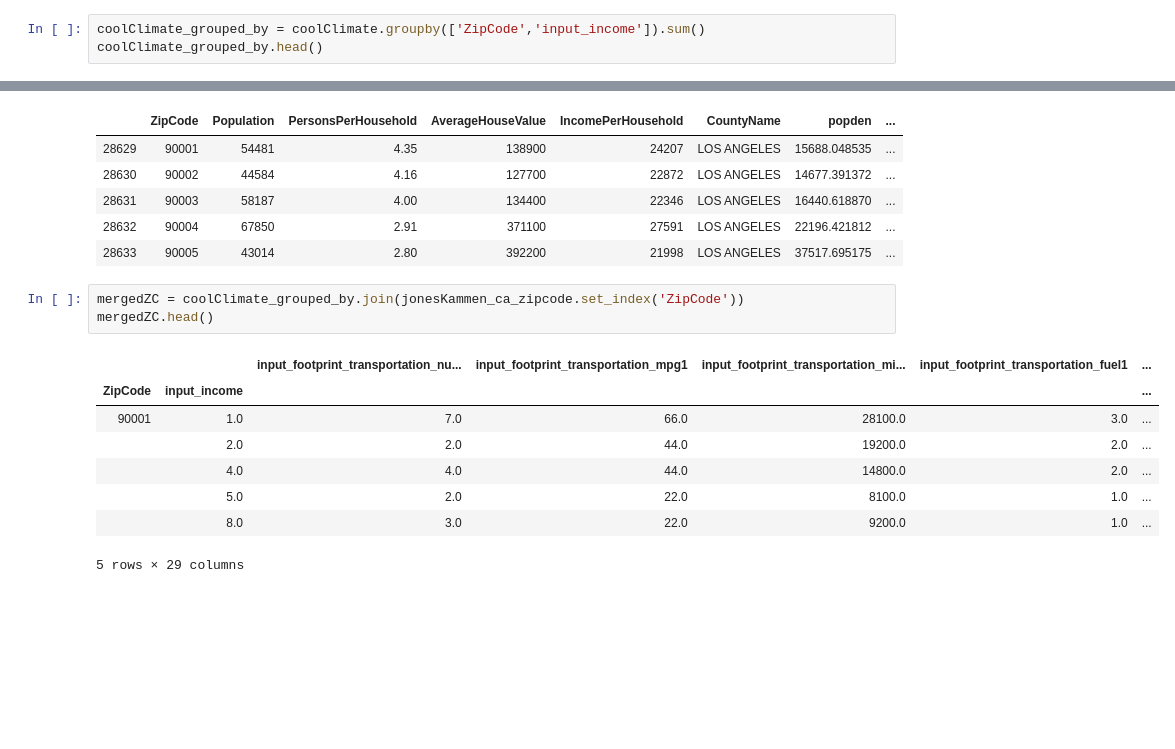
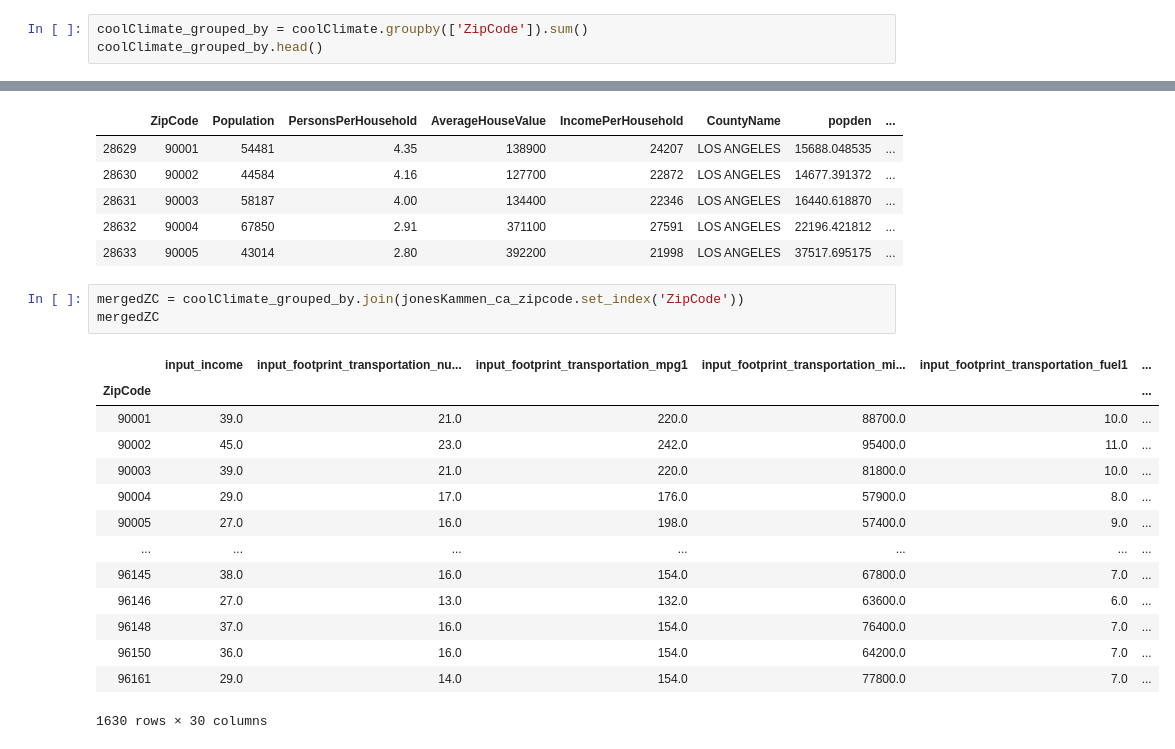
Before and after one commit to vincent-lao/carbon-footprint, a Jupyter notebook: code/eda/JonesKammen_with_CoolClimate.ipynb, the cells around one changed output, grey strips where cells are left out. Saved outputs shown, nothing was run; the diff lists cells and outputs as text; blank space fills up the shorter version.

```diff
--- a/code/eda/JonesKammen_with_CoolClimate.ipynb
+++ b/code/eda/JonesKammen_with_CoolClimate.ipynb
@@ -188,6 +188,6 @@ coolClimate.head()
 | 3 | 1.0 | 1.0 | 22.0 | 7300.0 | 1.0 | ... |
 | 4 | 1.0 | 1.0 | 22.0 | 6000.0 | 1.0 | ... |
 # %%
-coolClimate_grouped_by = coolClimate.groupby(['ZipCode','input_income']).sum()
+coolClimate_grouped_by = coolClimate.groupby(['ZipCode']).sum()
 coolClimate_grouped_by.head()
 # %% [output]
@@ -214,13 +214,19 @@ jonesKammen_ca_zipcode.head()
 | 28633 | 90005 | 43014 | 2.80 | 392200 | 21998 | LOS ANGELES | 37517.695175 | ... |
 # %%
 mergedZC = coolClimate_grouped_by.join(jonesKammen_ca_zipcode.set_index('ZipCode'))
-mergedZC.head()
+mergedZC
 # %% [output]
-|  |  | input_footprint_transportation_nu... | input_footprint_transportation_mpg1 | input_footprint_transportation_mi... | input_footprint_transportation_fuel1 | ... |
-| ZipCode | input_income |  |  |  |  | ... |
-| 90001 | 1.0 | 7.0 | 66.0 | 28100.0 | 3.0 | ... |
-|  | 2.0 | 2.0 | 44.0 | 19200.0 | 2.0 | ... |
-|  | 4.0 | 4.0 | 44.0 | 14800.0 | 2.0 | ... |
-|  | 5.0 | 2.0 | 22.0 | 8100.0 | 1.0 | ... |
-|  | 8.0 | 3.0 | 22.0 | 9200.0 | 1.0 | ... |
+|  | input_income | input_footprint_transportation_nu... | input_footprint_transportation_mpg1 | input_footprint_transportation_mi... | input_footprint_transportation_fuel1 | ... |
+| ZipCode |  |  |  |  |  | ... |
+| 90001 | 39.0 | 21.0 | 220.0 | 88700.0 | 10.0 | ... |
+| 90002 | 45.0 | 23.0 | 242.0 | 95400.0 | 11.0 | ... |
+| 90003 | 39.0 | 21.0 | 220.0 | 81800.0 | 10.0 | ... |
+| 90004 | 29.0 | 17.0 | 176.0 | 57900.0 | 8.0 | ... |
+| 90005 | 27.0 | 16.0 | 198.0 | 57400.0 | 9.0 | ... |
+| ... | ... | ... | ... | ... | ... | ... |
+| 96145 | 38.0 | 16.0 | 154.0 | 67800.0 | 7.0 | ... |
+| 96146 | 27.0 | 13.0 | 132.0 | 63600.0 | 6.0 | ... |
+| 96148 | 37.0 | 16.0 | 154.0 | 76400.0 | 7.0 | ... |
+| 96150 | 36.0 | 16.0 | 154.0 | 64200.0 | 7.0 | ... |
+| 96161 | 29.0 | 14.0 | 154.0 | 77800.0 | 7.0 | ... |
-5 rows × 29 columns
+1630 rows × 30 columns
```
Also changed, not shown: parts of 4 cells of this notebook, 1 other file.
